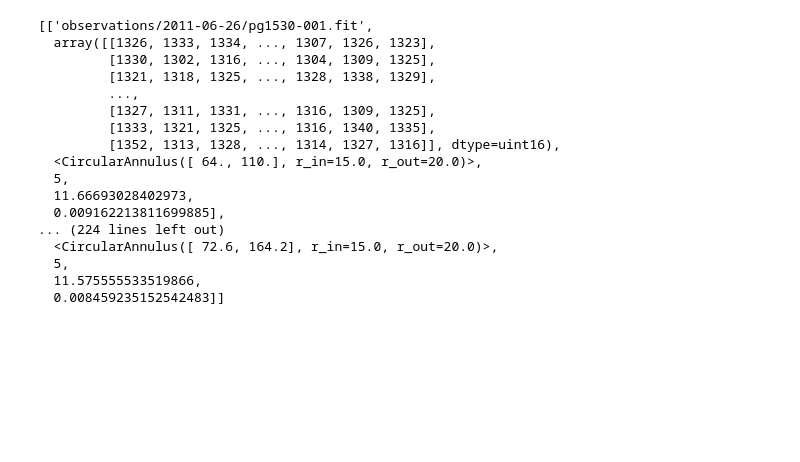
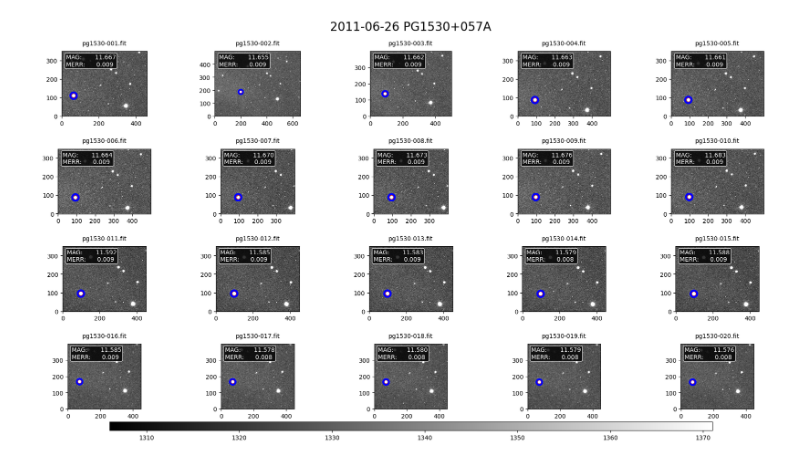
Before and after one commit to taticorrea/Mestrado, a Jupyter notebook: aperture_photometry.ipynb, the cells around one changed output. Cells and saved outputs as stored; diff of their text form; code cells hidden in the pictures; blank space fills up the shorter version.

```diff
--- a/aperture_photometry.ipynb
+++ b/aperture_photometry.ipynb
@@ -39,19 +35,22 @@ def save_results_to_txt(results, filename='photometry_results.txt'):
 # %%
 def calculate_photometry(dir: str, observation_date: str, stars_info: list[tuple], radius_aperture: float) -> tuple:
     """
-    Calcula a fotometria para a seção da imagem.
+    Calcula a fotometria de abertura para as imagens carregadas.
 
     Parâmetros:
-    image_section (np.ndarray): A seção da imagem onde a estrela está localizada.
-    x_star (float): A coordenada x da estrela.
-    y_star (float): A coordenada y da estrela.
+    dir (str): O diretório onde as imagens FITS estão armazenadas.
+    observation_date (str): A data da observação para a qual as imagens serão processadas.
+    stars_info (list): Lista de informações (id, x_pos,y_pos,x_crop,y_crop, grau_rot) sobre as estrelas a serem analisadas, cada uma representada como uma tupla.
     radius_aperture (float): O raio da abertura circular a ser usada para a fotometria.
 
     Retorna:
-    tuple: Uma tupla contendo:
+    results (list): Uma lista de resultados, onde cada resultado é uma lista contendo:
+        - image_name (str): Nome do arquivo da imagem.
+        - image_data (np.ndarray): Dados da imagem.
+        - annulus (CircularAnnulus): O objeto de anel circular utilizado para calcular o fundo.
+        - dannulus (int): A largura do anel de fundo.
         - mag (float): A magnitude da estrela calculada.
         - MERR (float): O erro associado à magnitude.
-        - annulus (CircularAnnulus): O objeto de anel circular utilizado para calcular o fundo.
     """
 
     image_names, images_data = load_fits_images(dir=dir, observation_date=observation_date)
@@ -67,7 +66,7 @@ def calculate_photometry(dir: str, observation_date: str, stars_info: list[tuple
         # Criar abertura
         aperture_cropped = CircularAperture((x_star, y_star), r=radius_aperture)
         radius_in = 15         # Raio interno do anel (igual ao IRAF)
-        dannulus = 5           # Largura do anel de fundo
+        dannulus  = 5           # Largura do anel de fundo
 
         # Annulus
         annulus = CircularAnnulus((x_star, y_star), r_in=radius_in, r_out=radius_in + dannulus)
@@ -93,5 +92,9 @@ def calculate_photometry(dir: str, observation_date: str, stars_info: list[tuple
             MERR = np.inf  # Erro infinito se o fluxo total for zero
 
         results.append([image_name, image_data, annulus, dannulus, mag.item() if isinstance(mag, np.ndarray) else mag, float(MERR)])
-    #save_results_to_txt(results)
+    # Criar um DataFrame do pandas e salvar como CSV
+    df = pd.DataFrame(results, columns=['image_name', 'image_data', 'annulus', 'dannulus', 'mag', 'MERR'])
+    #df['image_name'] = [i.split('/')[2] for i in df['image_name']]
+    df[['image_name', 'mag', 'MERR']].to_csv(f"{dir}/{observation_date}/results/photometry_results.csv", index=False)
+
     return results
@@ -98,48 +220,30 @@ def calculate_photometry(dir: str, observation_date: str, stars_info: list[tuple
 # %%
+%matplotlib inline
 dir = "observations/"
 observation_date = "2011-06-26"
 radius_aperture = 13
-stars_info = [(0, 64,     110,    slice(350, 700),  slice(450, 910 ),   0),
+stars_info = [(0, 64,    110,     slice(350, 700),  slice(450, 910 ),     0),
             (1,  200.4,  186.4,   slice(250, 750),  slice(50,  710 ),   180),
             (2,  91.4,   137.4,   slice(300, 700),  slice(100, 600 ),  -180),
             (3,  92.5,   87,      slice(300,650 ),  slice(100, 600 ),  -180),
             (4,  93.20,  87.38,   slice(300,650 ),  slice(100, 600 ),  -180),
             (5,  94,     87.5,    slice(300,650 ),  slice(100, 600 ),  -180),
             (6,  95,     88.5,    slice(300,650 ),  slice(200, 600 ),  -180),
             (7,  95.7,   88.3,    slice(300,650 ),  slice(200, 600 ),  -180),
             (8,  97,     89.5,    slice(300,650 ),  slice(100, 600 ),  -180),
             (9,  97.8,   90.1,    slice(300,650 ),  slice(100, 600 ),  -180),
             (10, 98.5,   95.05,   slice(300,650 ),  slice(350, 800 ),  -180),
             (11, 98.6,   95.1,    slice(300,650 ),  slice(350, 800 ),  -180),
             (12, 98.6,   95,      slice(300,650 ),  slice(350, 800 ),  -180),
             (13, 98.4,   93.8,    slice(300,650 ),  slice(350, 800 ),  -180),
-            (14, 98.3,   94,      slice(300,650 ),  slice(350, 800 ),   0 ),
-            (15, 72.5,   167,     slice(300,700 ),  slice(250, 700 ),   0 ),
-            (16, 71.5,   166,     slice(300,700 ),  slice(250, 700 ),   0 ),
-            (17, 72,     165,     slice(300,700 ),  slice(250, 700 ),   0 ),
-            (18, 72.,    164.2,   slice(300,700 ),  slice(250, 700 ),   0 ),
-            (19, 72.6,   164.2,   slice(300,700 ),  slice(250, 700 ),   0 ),]
+            (14, 98.3,   94,      slice(300,650 ),  slice(350, 800 ),   180),
+            (15, 72.5,   167,     slice(300,700 ),  slice(250, 700 ),   0  ),
+            (16, 71.5,   166,     slice(300,700 ),  slice(250, 700 ),   0  ),
+            (17, 72,     165,     slice(300,700 ),  slice(250, 700 ),   0  ),
+            (18, 72.,    164.2,   slice(300,700 ),  slice(250, 700 ),   0  ),
+            (19, 72.6,   164.2,   slice(300,700 ),  slice(250, 700 ),   0  ),]
 
-calculate_photometry(dir=dir, observation_date=observation_date, stars_info=stars_info , radius_aperture=radius_aperture)
-# textstr = '\n'.join((
-#     f"MAG:       {mag[0]:.3f}" if isinstance(mag, np.ndarray) else f"MAG:       {mag:.3f}",
-#     f"MERR:      {MERR:.3f}",
-# ))
+# Plota as imagens com a fotometria
+plot_images(dir,observation_date,stars_info)
 # %% [output]
-[['observations/2011-06-26/pg1530-001.fit',
-  array([[1326, 1333, 1334, ..., 1307, 1326, 1323],
-         [1330, 1302, 1316, ..., 1304, 1309, 1325],
-         [1321, 1318, 1325, ..., 1328, 1338, 1329],
-         ...,
-         [1327, 1311, 1331, ..., 1316, 1309, 1325],
-         [1333, 1321, 1325, ..., 1316, 1340, 1335],
-         [1352, 1313, 1328, ..., 1314, 1327, 1316]], dtype=uint16),
-  <CircularAnnulus([ 64., 110.], r_in=15.0, r_out=20.0)>,
-  5,
-  11.66693028402973,
-  0.009162213811699885],
-... (224 lines left out)
-  <CircularAnnulus([ 72.6, 164.2], r_in=15.0, r_out=20.0)>,
-  5,
-  11.575555533519866,
-  0.008459235152542483]]
+[figure, added]
```
Also changed, not shown: parts of 7 cells of this notebook.
